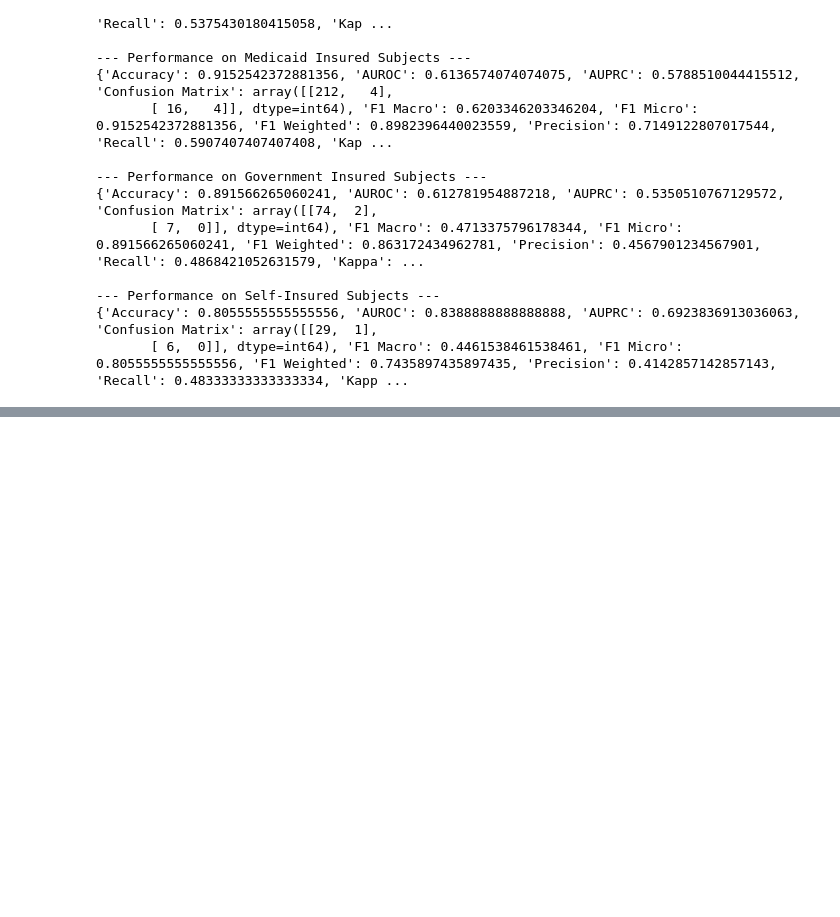
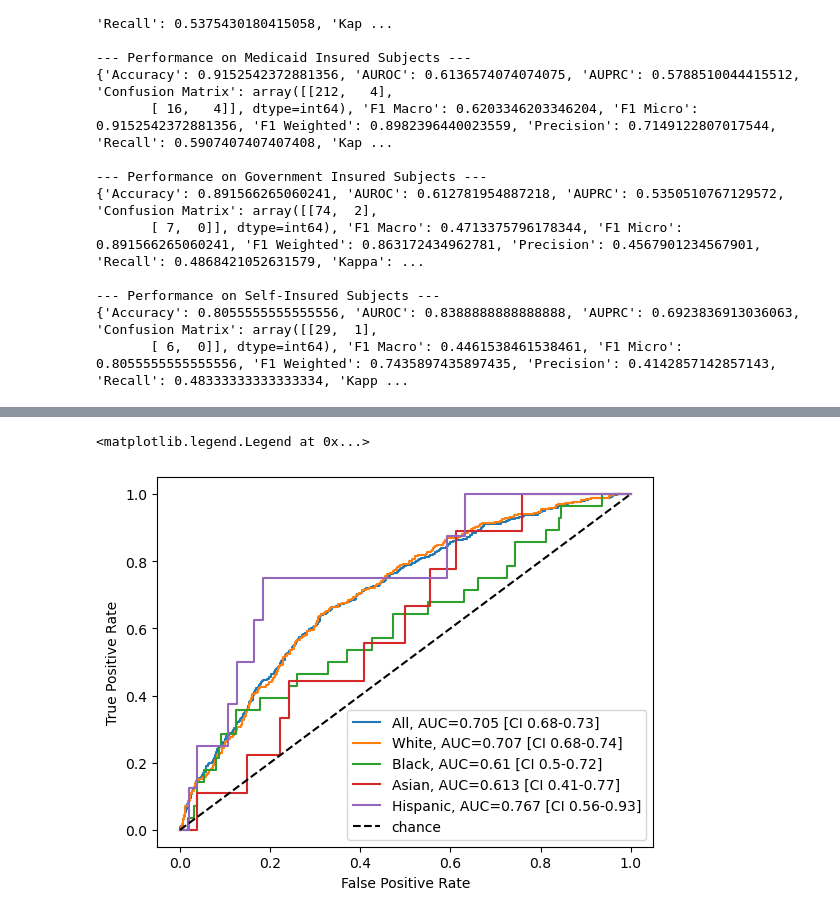
Before and after one commit to syfantid/TFC-pretraining, a Jupyter notebook: code/baselines/SimCLR/evaluate_model_fairness_rich.ipynb, the cells around one changed output, grey strips where cells are left out. Drawn from its saved outputs; the diff is of its cells as text; code cells hidden in the pictures; blank space fills up the shorter version.

```diff
--- a/code/baselines/SimCLR/evaluate_model_fairness_rich.ipynb
+++ b/code/baselines/SimCLR/evaluate_model_fairness_rich.ipynb
@@ -229,0 +374,58 @@ plt.legend()
+# %%
+# test_listfile.ETHNICITY.value_counts()[:10].index.tolist()
+# test_listfile.ETHNICITY.value_counts()
+# ROC curves
+# ALL
+fpr, tpr, _ = metrics.roc_curve(
+    np_test[1][:,1],
+    pretrained_model.predict(np_test[0])[:,1]
+)
+auc = np.round(metrics.roc_auc_score(np_test[1], pretrained_model.predict(np_test[0])), 3)
+low_CI_binary, high_CI_binary = get_ci_auc(np_test[1], pretrained_model.predict(np_test[0]))
+plt.plot(fpr, tpr, label="All, AUC={} [CI {}-{}]".format(str(auc), round(low_CI_binary, 2), round(high_CI_binary, 2)))
+
+# WHITE
+fpr, tpr, _ = metrics.roc_curve(
+    np_test[1][test_listfile.ETHNICITY.str.contains("WHITE")][:,1],
+    pretrained_model.predict(np_test[0][test_listfile.ETHNICITY.str.contains("WHITE")])[:,1]
+)
+auc = np.round(metrics.roc_auc_score(np_test[1][test_listfile.ETHNICITY.str.contains("WHITE")], pretrained_model.predict(np_test[0][test_listfile.ETHNICITY.str.contains("WHITE")])), 3)
+low_CI_binary, high_CI_binary = get_ci_auc(np_test[1][test_listfile.ETHNICITY.str.contains("WHITE")], pretrained_model.predict(np_test[0][test_listfile.ETHNICITY.str.contains("WHITE")]))
+plt.plot(fpr, tpr, label="White, AUC={} [CI {}-{}]".format(str(auc), round(low_CI_binary, 2), round(high_CI_binary, 2)))
+
+# BLACK
+fpr, tpr, _ = metrics.roc_curve(
+    np_test[1][test_listfile.ETHNICITY.str.contains("BLACK")][:,1],
+    pretrained_model.predict(np_test[0][test_listfile.ETHNICITY.str.contains("BLACK")])[:,1]
+)
+auc = np.round(metrics.roc_auc_score(np_test[1][test_listfile.ETHNICITY.str.contains("BLACK")], pretrained_model.predict(np_test[0][test_listfile.ETHNICITY.str.contains("BLACK")])), 3)
+low_CI_binary, high_CI_binary = get_ci_auc(np_test[1][test_listfile.ETHNICITY.str.contains("BLACK")], pretrained_model.predict(np_test[0][test_listfile.ETHNICITY.str.contains("BLACK")]))
+plt.plot(fpr, tpr, label="Black, AUC={} [CI {}-{}]".format(str(auc), round(low_CI_binary, 2), round(high_CI_binary, 2)))
+
+# ASIAN
+fpr, tpr, _ = metrics.roc_curve(
+    np_test[1][test_listfile.ETHNICITY.str.contains("ASIAN")][:,1],
+    pretrained_model.predict(np_test[0][test_listfile.ETHNICITY.str.contains("ASIAN")])[:,1]
+)
+auc = np.round(metrics.roc_auc_score(np_test[1][test_listfile.ETHNICITY.str.contains("ASIAN")], pretrained_model.predict(np_test[0][test_listfile.ETHNICITY.str.contains("ASIAN")])), 3)
+low_CI_binary, high_CI_binary = get_ci_auc(np_test[1][test_listfile.ETHNICITY.str.contains("ASIAN")], pretrained_model.predict(np_test[0][test_listfile.ETHNICITY.str.contains("ASIAN")]))
+plt.plot(fpr, tpr, label="Asian, AUC={} [CI {}-{}]".format(str(auc), round(low_CI_binary, 2), round(high_CI_binary, 2)))
+
+# HISPANIC/LATINO
+fpr, tpr, _ = metrics.roc_curve(
+    np_test[1][test_listfile.ETHNICITY.str.contains("HISPANIC")][:,1],
+    pretrained_model.predict(np_test[0][test_listfile.ETHNICITY.str.contains("HISPANIC")])[:,1]
+)
+auc = np.round(metrics.roc_auc_score(np_test[1][test_listfile.ETHNICITY.str.contains("HISPANIC")], pretrained_model.predict(np_test[0][test_listfile.ETHNICITY.str.contains("HISPANIC")])), 3)
+low_CI_binary, high_CI_binary = get_ci_auc(np_test[1][test_listfile.ETHNICITY.str.contains("HISPANIC")], pretrained_model.predict(np_test[0][test_listfile.ETHNICITY.str.contains("HISPANIC")]))
+plt.plot(fpr, tpr, label="Hispanic, AUC={} [CI {}-{}]".format(str(auc), round(low_CI_binary, 2), round(high_CI_binary, 2)))
+
+plt.plot([0, 1], [0, 1], 'k--', label='chance')  # random predictions curve
+
+#create ROC curve
+plt.ylabel('True Positive Rate')
+plt.xlabel('False Positive Rate')
+plt.legend()
+# %% [output]
+<matplotlib.legend.Legend at 0x...>
+[figure, added]
```
Also changed, not shown: parts of 15 cells of this notebook, 3 other files.
